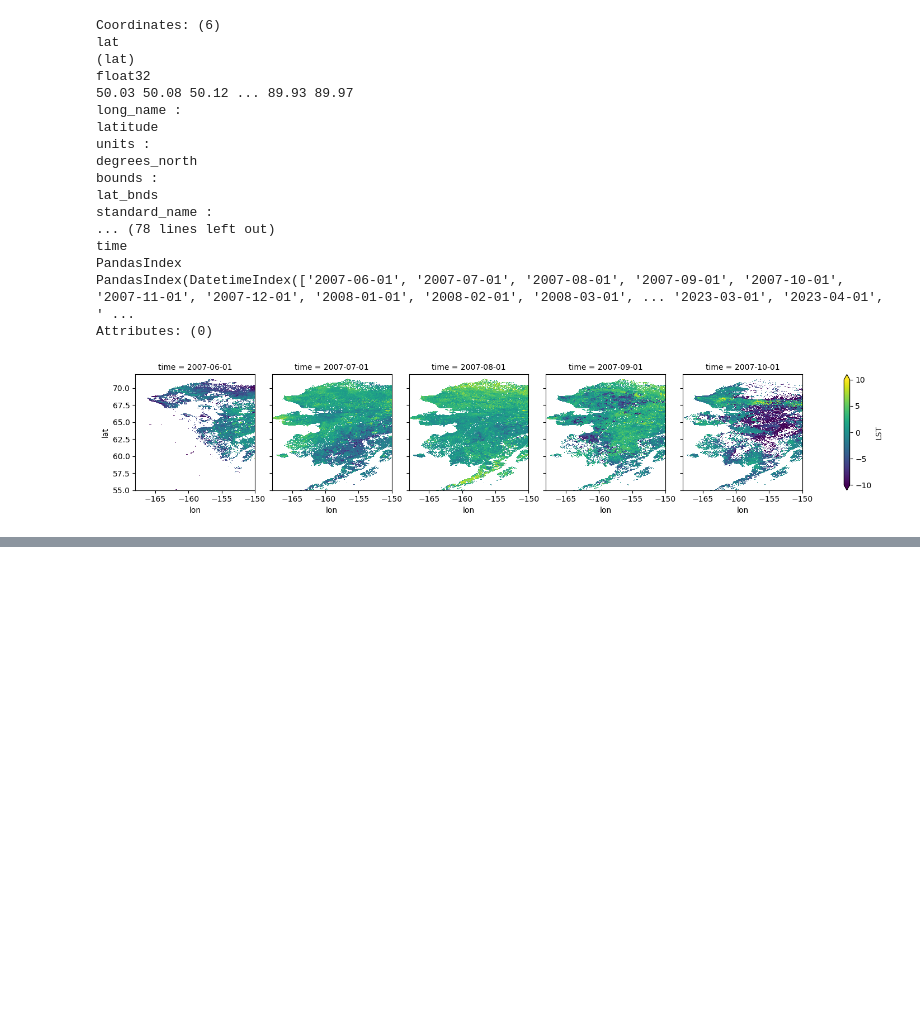
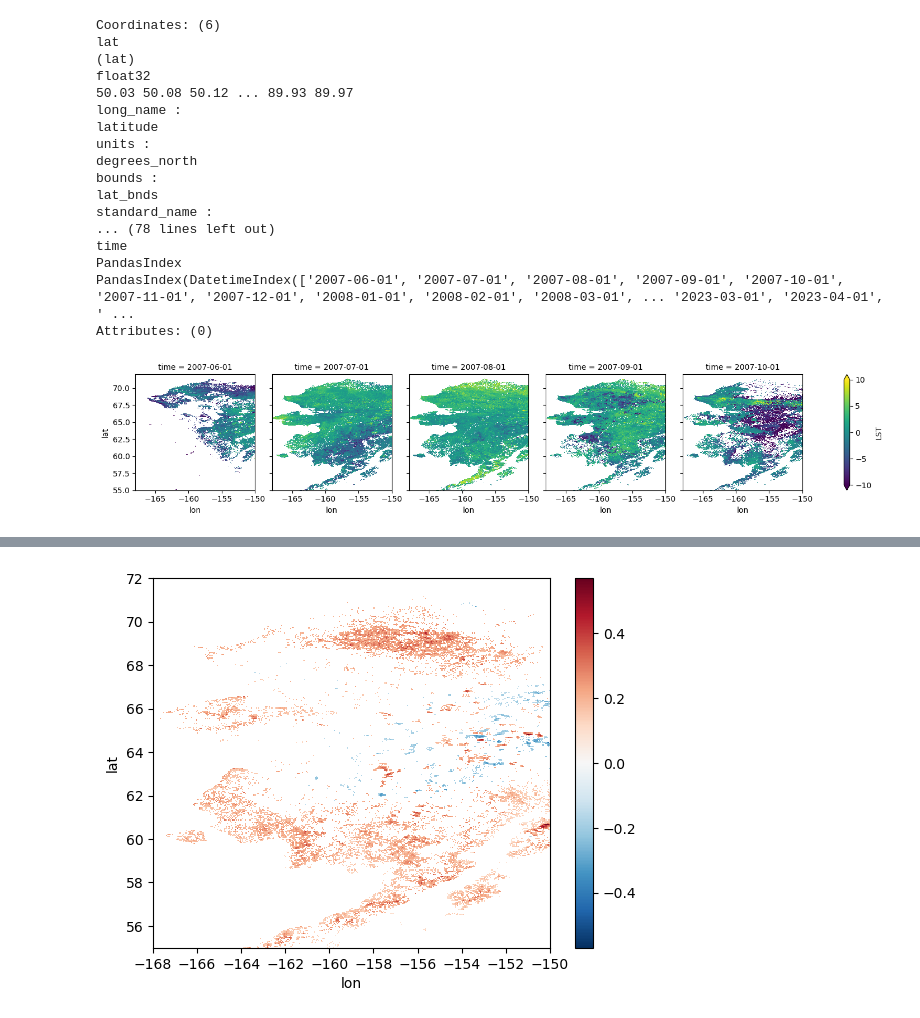
Before and after one commit to soniajdupuis/PhD_analysis, a Jupyter notebook: Paper_3_Analysis/trends_metop_series.ipynb, the cells around one changed output, grey strips where cells are left out. Saved outputs shown, nothing was run; the diff lists cells and outputs as text; code cells hidden in the pictures; blank space fills up the shorter version.

```diff
--- a/Paper_3_Analysis/trends_metop_series.ipynb
+++ b/Paper_3_Analysis/trends_metop_series.ipynb
@@ -204,0 +339,4 @@ def theil_sen_1d(y, x):
+# %%
+significant_trend.plot();
+# %% [output]
+[figure, added]
```
Also changed, not shown: parts of 19 cells of this notebook.
